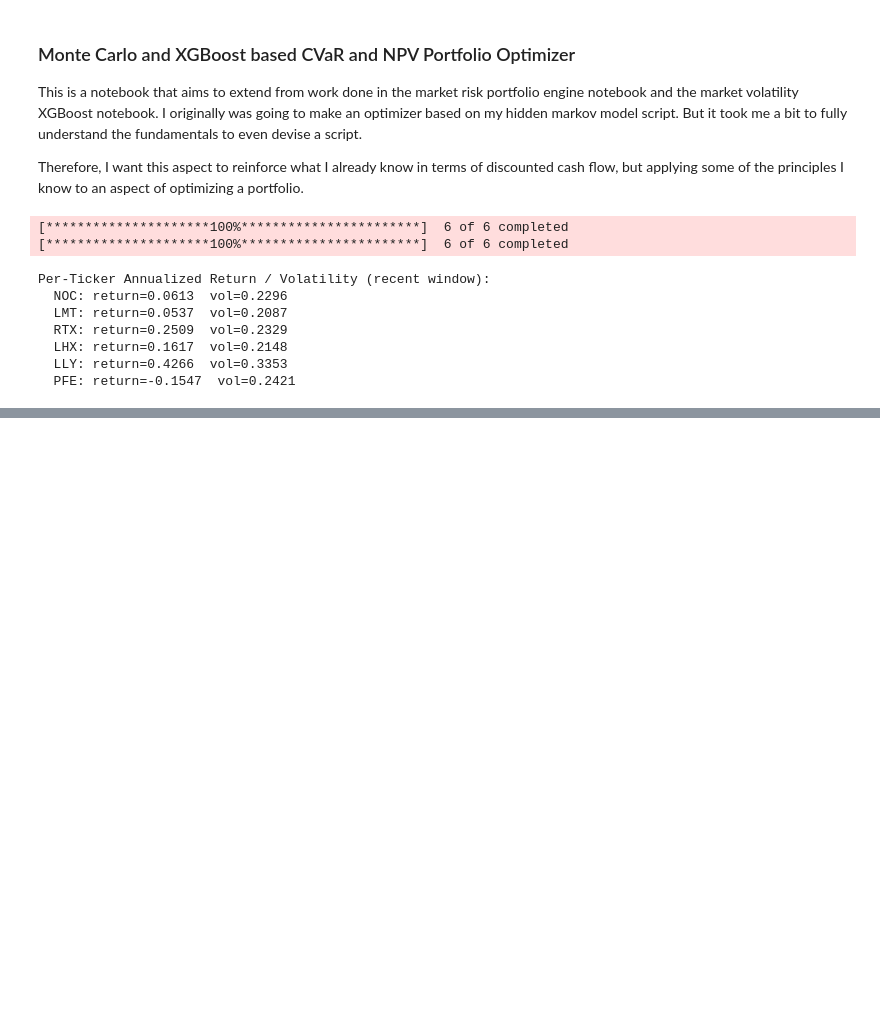
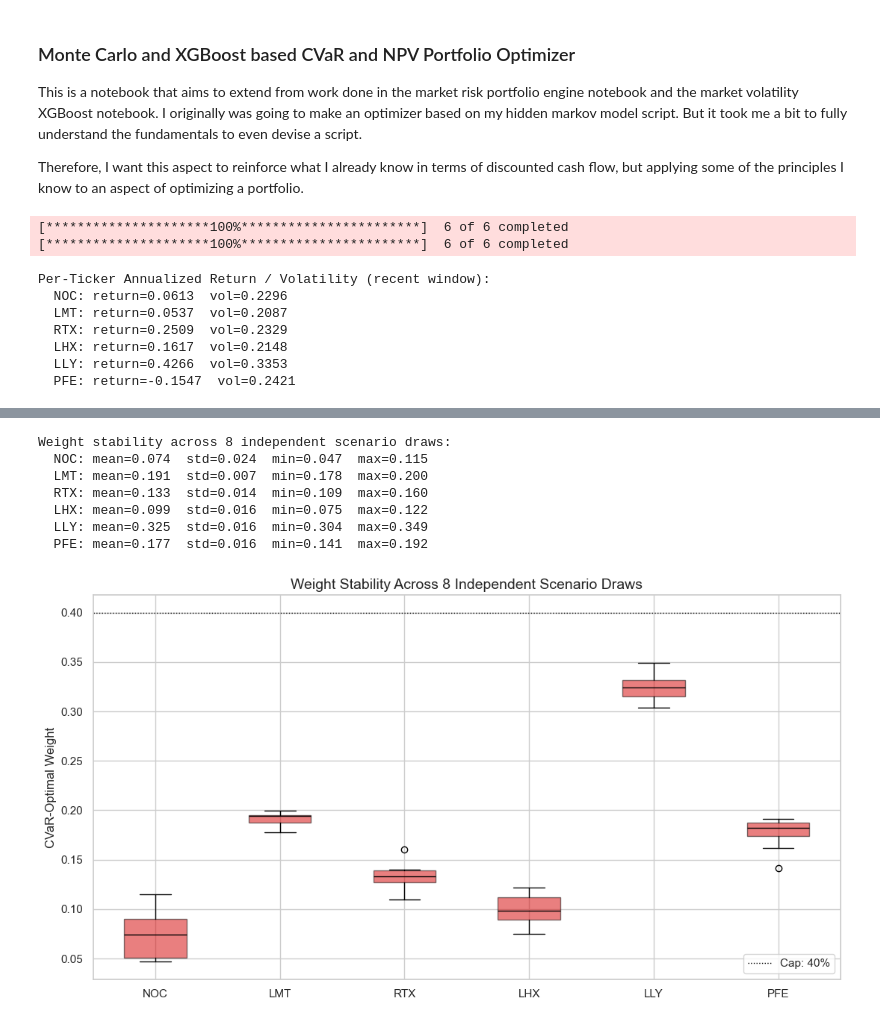
Before and after one commit to bekahaadams314/Market-Risk-Portfolio-Engine, a Jupyter notebook: market_portfolio_optimizer_using_monte_carlo.ipynb, the cells around one changed output, grey strips where cells are left out. Cells and saved outputs as stored; diff of their text form; code cells hidden in the pictures; blank space fills up the shorter version.

```diff
--- a/market_portfolio_optimizer_using_monte_carlo.ipynb
+++ b/market_portfolio_optimizer_using_monte_carlo.ipynb
@@ -324,7 +399,71 @@ NPV over 5 years @ 8% discount rate:
 # %%
-# Why does LMT has the lowest return of all six tickers and still gets the highest weight
-# RTX has the second best return but gets a below average weight?
-# CVaR scores portfolio's joint tail behavior across scenarios
-# Might need a correlation matrix to explian the diversification logic here
+#  Let's check the sensitivity of the weight
+# If the weight swings widley, that is the vertex sensitivity not a stable diversification signal
+# In other words, instability may be an artifact of the mathematical model itself
 
-# maybe this is limited by the linear program I suspect.
+def solve_cvar_lp(scenario_returns, n_assets, alpha, effective_cap):
+    N = scenario_returns.shape[0]
+    c = np.concatenate([np.zeros(n_assets), [1.0], np.full(N, 1.0 / ((1 - alpha) * N))])
+
+    A_ub = np.zeros((N, n_assets + 1 + N))
+    A_ub[:, :n_assets] = -scenario_returns
+    A_ub[:, n_assets] = -1.0
+    A_ub[np.arange(N), n_assets + 1 + np.arange(N)] = -1.0
+    b_ub = np.zeros(N)
+
+    A_eq = np.zeros((1, n_assets + 1 + N))
+    A_eq[0, :n_assets] = 1.0
+    b_eq = np.array([1.0])
+
+    bounds = (
+        [(0.0, effective_cap)] * n_assets
+        + [(None, None)]
+        + [(0.0, None)] * N
+    )
+
+    result = linprog(c, A_ub=A_ub, b_ub=b_ub, A_eq=A_eq, b_eq=b_eq, bounds=bounds, method='highs')
+    return result.x[:n_assets]
+
+
+stability_seeds = [1, 7, 13, 21, 42, 99, 123, 777]
+stability_weights = []
+
+for seed in stability_seeds:
+    rng = np.random.default_rng(seed)
+    seed_scenarios = rng.multivariate_normal(
+        mean_returns_annual / 252, cov_forecast / 252, size=num_scenarios
+    )
+    stability_weights.append(solve_cvar_lp(seed_scenarios, n_assets, alpha, effective_cap))
+
+stability_weights = np.array(stability_weights)  # shape (n_seeds, n_assets)
+
+print(f'\nWeight stability across {len(stability_seeds)} independent scenario draws:')
+for i, ticker in enumerate(tickers):
+    vals = stability_weights[:, i]
+    print(f'  {ticker}: mean={vals.mean():.3f}  std={vals.std():.3f}  min={vals.min():.3f}  max={vals.max():.3f}')
+
+plt.figure(figsize=(11, 6))
+box = plt.boxplot(
+    stability_weights,
+    labels=tickers,
+    patch_artist=True,
+    medianprops=dict(color='black'),
+)
+for patch in box['boxes']:
+    patch.set_facecolor('#D50000')
+    patch.set_alpha(0.5)
+plt.axhline(effective_cap, color='black', linestyle=':', linewidth=1, label=f'Cap: {effective_cap:.0%}')
+plt.ylabel('CVaR-Optimal Weight')
+plt.title(f'Weight Stability Across {len(stability_seeds)} Independent Scenario Draws', fontsize=14)
+plt.legend(loc='best')
+plt.tight_layout()
+plt.show()
+# %% [output]
+Weight stability across 8 independent scenario draws:
+  NOC: mean=0.074  std=0.024  min=0.047  max=0.115
+  LMT: mean=0.191  std=0.007  min=0.178  max=0.200
+  RTX: mean=0.133  std=0.014  min=0.109  max=0.160
+  LHX: mean=0.099  std=0.016  min=0.075  max=0.122
+  LLY: mean=0.325  std=0.016  min=0.304  max=0.349
+  PFE: mean=0.177  std=0.016  min=0.141  max=0.192
+[figure, added]
```
Also changed, not shown: parts of 8 cells of this notebook.
